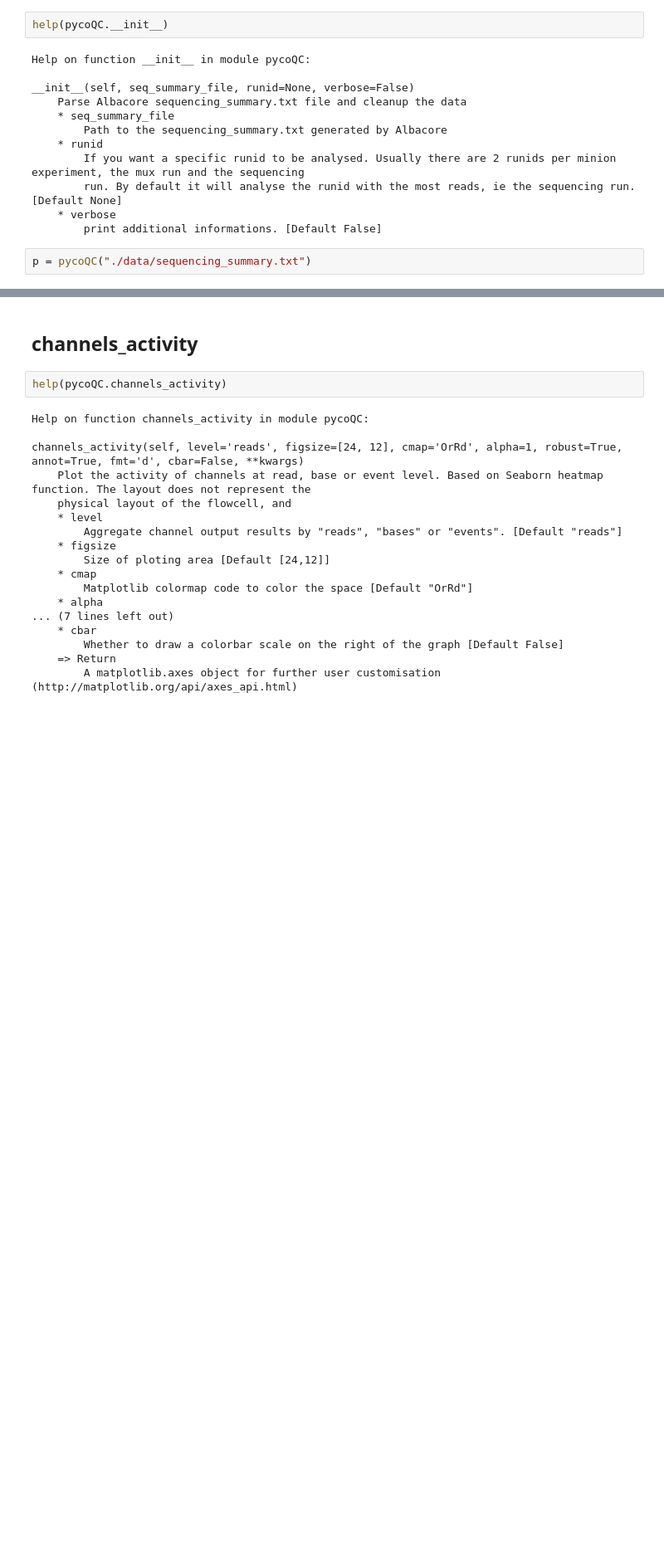
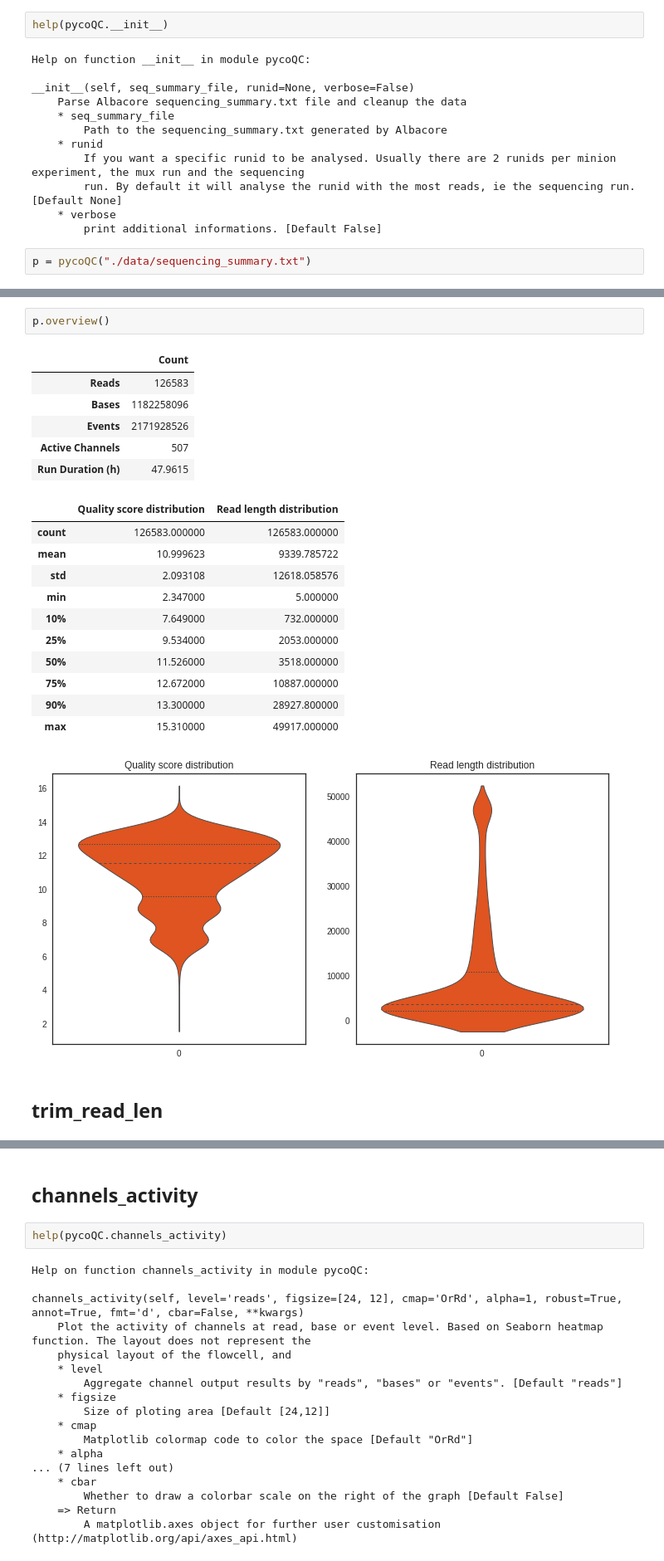
Before and after one commit to a-slide/pycoQC, a Jupyter notebook: pycoQC/test_pycoQC.ipynb, the cells around one changed output, grey strips where cells are left out. Shown at 83% size. Saved outputs shown, nothing was run; the diff lists cells and outputs as text; blank space fills up the shorter version.

```diff
--- a/pycoQC/test_pycoQC.ipynb
+++ b/pycoQC/test_pycoQC.ipynb
@@ -65,0 +75,23 @@ Dataframe head
+# %%
+p.overview()
+# %% [output]
+|  | Count |
+| Reads | 126583 |
+| Bases | 1182258096 |
+| Events | 2171928526 |
+| Active Channels | 507 |
+| Run Duration (h) | 47.9615 |
+|  | Quality score distribution | Read length distribution |
+| count | 126583.000000 | 126583.000000 |
+| mean | 10.999623 | 9339.785722 |
+| std | 2.093108 | 12618.058576 |
+| min | 2.347000 | 5.000000 |
+| 10% | 7.649000 | 732.000000 |
+| 25% | 9.534000 | 2053.000000 |
+| 50% | 11.526000 | 3518.000000 |
+| 75% | 12.672000 | 10887.000000 |
+| 90% | 13.300000 | 28927.800000 |
+| max | 15.310000 | 49917.000000 |
+[figure, added]
+# %% [markdown]
+## trim_read_len
```
Also changed, not shown: parts of 20 cells of this notebook, 16 other files.
